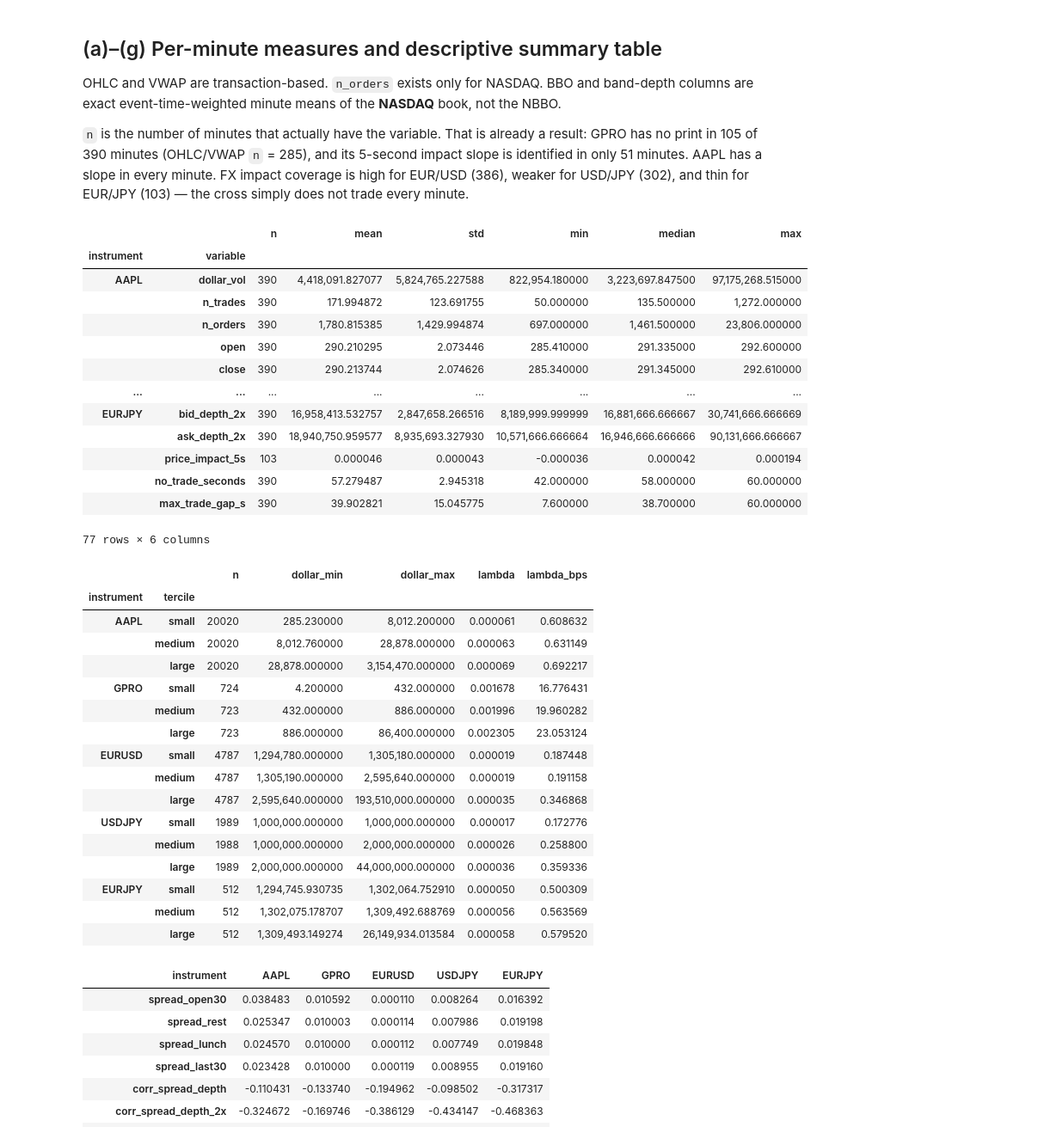
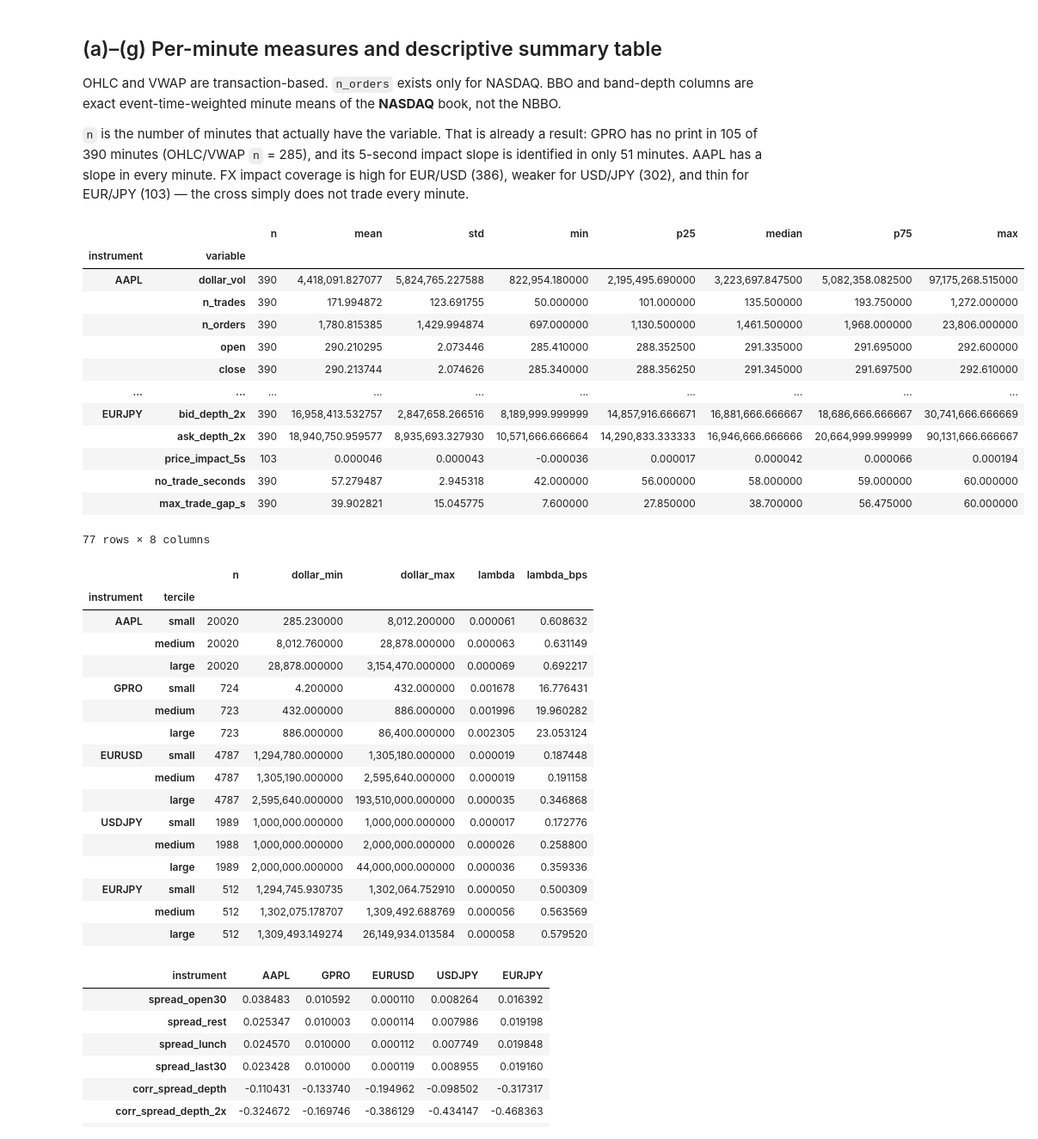
Before and after one commit to PatthieuM/230X, a Jupyter notebook: HW1/MFE230X_HW1_solution.ipynb, the cells around one changed output. Shown at 86% size. Drawn from its saved outputs; the diff is of its cells as text; code cells hidden in the pictures.

```diff
--- a/HW1/MFE230X_HW1_solution.ipynb
+++ b/HW1/MFE230X_HW1_solution.ipynb
@@ -1573,47 +1571,49 @@ for name, minute in MINUTES.items():
     for variable in summary_variables:
         if variable not in minute:
             continue  # n_orders exists only for NASDAQ
         values = minute[variable].dropna()
         summary_rows.append({
             "instrument": name,
             "variable": variable,
             "n": int(values.count()),
             "mean": values.mean(),
             "std": values.std(),
             "min": values.min(),
+            "p25": values.quantile(0.25),
             "median": values.median(),
+            "p75": values.quantile(0.75),
             "max": values.max(),
         })
 
 SUMMARY_STATS = pd.DataFrame(summary_rows).set_index(["instrument", "variable"])
 SUMMARY_STATS.to_csv(OUTPUT_DIR / "summary_statistics.csv")
 display(SUMMARY_STATS)
 
 # Discussion 2: "larger trades should be more informed". Same 5-second impact
 # regression, pooled over the day and split by dollar-size tercile.
 with time_block("3b. impact_by_trade_size"):
     IMPACT_BY_SIZE = pd.concat(
         {name: impact_by_size_tercile(data["trades"], data["quote_events"]) for name, data in ALL_DATA.items()},
         names=["instrument", "tercile"],
     )
 IMPACT_BY_SIZE["lambda_bps"] = 1e4 * IMPACT_BY_SIZE["lambda"]
 IMPACT_BY_SIZE.to_csv(OUTPUT_DIR / "impact_by_trade_size.csv")
 display(IMPACT_BY_SIZE)
 # %% [output]
-|  |  | n | mean | std | min | median | max |
-| instrument | variable |  |  |  |  |  |  |
-| AAPL | dollar_vol | 390 | 4,418,091.827077 | 5,824,765.227588 | 822,954.180000 | 3,223,697.847500 | 97,175,268.515000 |
-|  | n_trades | 390 | 171.994872 | 123.691755 | 50.000000 | 135.500000 | 1,272.000000 |
-|  | n_orders | 390 | 1,780.815385 | 1,429.994874 | 697.000000 | 1,461.500000 | 23,806.000000 |
-|  | open | 390 | 290.210295 | 2.073446 | 285.410000 | 291.335000 | 292.600000 |
-|  | close | 390 | 290.213744 | 2.074626 | 285.340000 | 291.345000 | 292.610000 |
-| ... | ... | ... | ... | ... | ... | ... | ... |
-| EURJPY | bid_depth_2x | 390 | 16,958,413.532757 | 2,847,658.266516 | 8,189,999.999999 | 16,881,666.666667 | 30,741,666.666669 |
-|  | ask_depth_2x | 390 | 18,940,750.959577 | 8,935,693.327930 | 10,571,666.666664 | 16,946,666.666666 | 90,131,666.666667 |
-|  | price_impact_5s | 103 | 0.000046 | 0.000043 | -0.000036 | 0.000042 | 0.000194 |
-|  | no_trade_seconds | 390 | 57.279487 | 2.945318 | 42.000000 | 58.000000 | 60.000000 |
-|  | max_trade_gap_s | 390 | 39.902821 | 15.045775 | 7.600000 | 38.700000 | 60.000000 |
+|  |  | n | mean | std | min | p25 | median | p75 | max |
+| instrument | variable |  |  |  |  |  |  |  |  |
+| AAPL | dollar_vol | 390 | 4,418,091.827077 | 5,824,765.227588 | 822,954.180000 | 2,195,495.690000 | 3,223,697.847500 | 5,082,358.082500 | 97,175,268.515000 |
+|  | n_trades | 390 | 171.994872 | 123.691755 | 50.000000 | 101.000000 | 135.500000 | 193.750000 | 1,272.000000 |
+|  | n_orders | 390 | 1,780.815385 | 1,429.994874 | 697.000000 | 1,130.500000 | 1,461.500000 | 1,968.000000 | 23,806.000000 |
+|  | open | 390 | 290.210295 | 2.073446 | 285.410000 | 288.352500 | 291.335000 | 291.695000 | 292.600000 |
+|  | close | 390 | 290.213744 | 2.074626 | 285.340000 | 288.356250 | 291.345000 | 291.697500 | 292.610000 |
+| ... | ... | ... | ... | ... | ... | ... | ... | ... | ... |
+| EURJPY | bid_depth_2x | 390 | 16,958,413.532757 | 2,847,658.266516 | 8,189,999.999999 | 14,857,916.666671 | 16,881,666.666667 | 18,686,666.666667 | 30,741,666.666669 |
+|  | ask_depth_2x | 390 | 18,940,750.959577 | 8,935,693.327930 | 10,571,666.666664 | 14,290,833.333333 | 16,946,666.666666 | 20,664,999.999999 | 90,131,666.666667 |
+|  | price_impact_5s | 103 | 0.000046 | 0.000043 | -0.000036 | 0.000017 | 0.000042 | 0.000066 | 0.000194 |
+|  | no_trade_seconds | 390 | 57.279487 | 2.945318 | 42.000000 | 56.000000 | 58.000000 | 59.000000 | 60.000000 |
+|  | max_trade_gap_s | 390 | 39.902821 | 15.045775 | 7.600000 | 27.850000 | 38.700000 | 56.475000 | 60.000000 |
-77 rows × 6 columns
+77 rows × 8 columns
 |  |  | n | dollar_min | dollar_max | lambda | lambda_bps |
 | instrument | tercile |  |  |  |  |  |
 | AAPL | small | 20020 | 285.230000 | 8,012.200000 | 0.000061 | 0.608632 |
```
Also changed, not shown: parts of 6 cells of this notebook, 10 other files.
